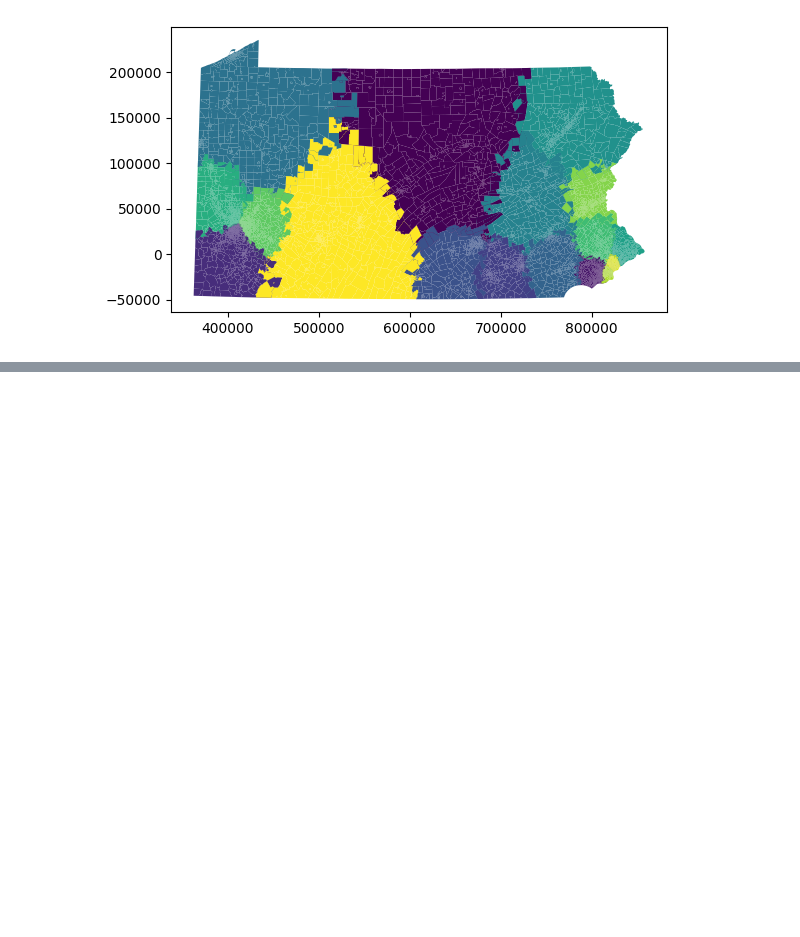
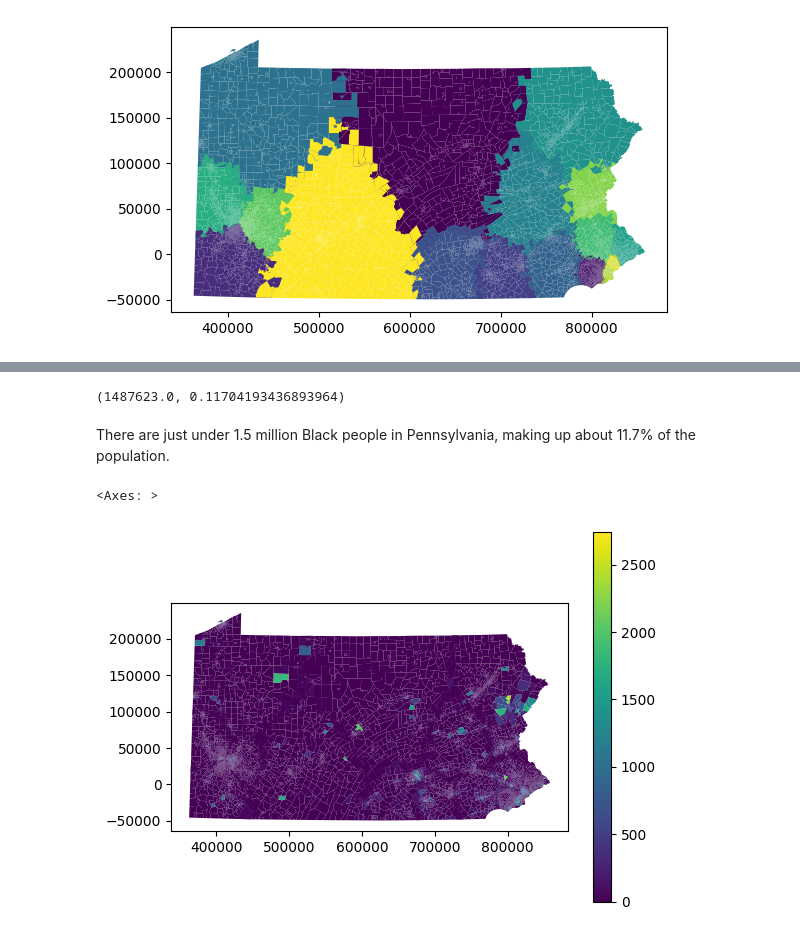
Before and after one commit to ndhulipala1/PA_voting_districts, a Jupyter notebook: PA_voting_districts.ipynb, the cells around one changed output, grey strips where cells are left out. Saved outputs shown, nothing was run; the diff lists cells and outputs as text; code cells hidden in the pictures; blank space fills up the shorter version.

```diff
--- a/PA_voting_districts.ipynb
+++ b/PA_voting_districts.ipynb
@@ -200,0 +205,15 @@ gdf_final.plot(column='DISTRICT')
+# %%
+# Checking the percentage of Black people in the population of Pennsylvania
+BPOP_total = np.round(sum(gdf_final['BPOP19']))
+POP_total  = np.round(sum(gdf_final['NHPOP19']))
+BPOP_total, BPOP_total/POP_total
+# %% [output]
+(1487623.0, 0.11704193436893964)
+# %% [markdown]
+There are just under 1.5 million Black people in Pennsylvania, making up about 11.7% of the population.
+# %%
+# Plotting all VTDs by Black population
+gdf_final.plot(column='BPOP19', legend=True)
+# %% [output]
+<Axes: >
+[figure, added]
```
Also changed, not shown: parts of 10 cells of this notebook.
